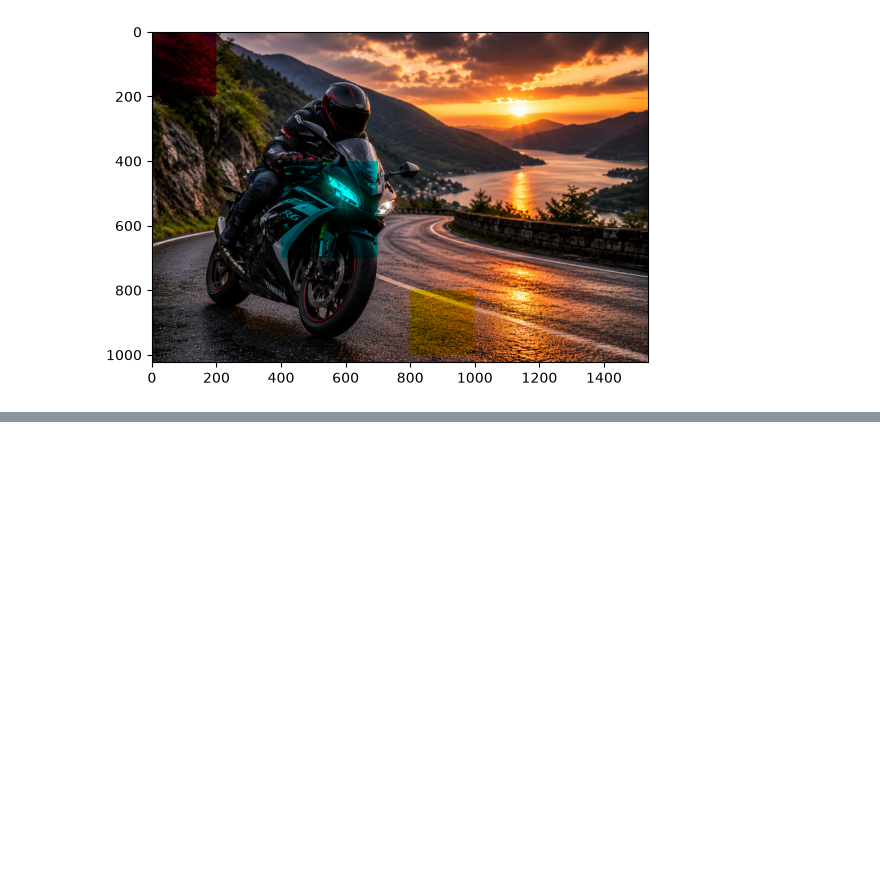
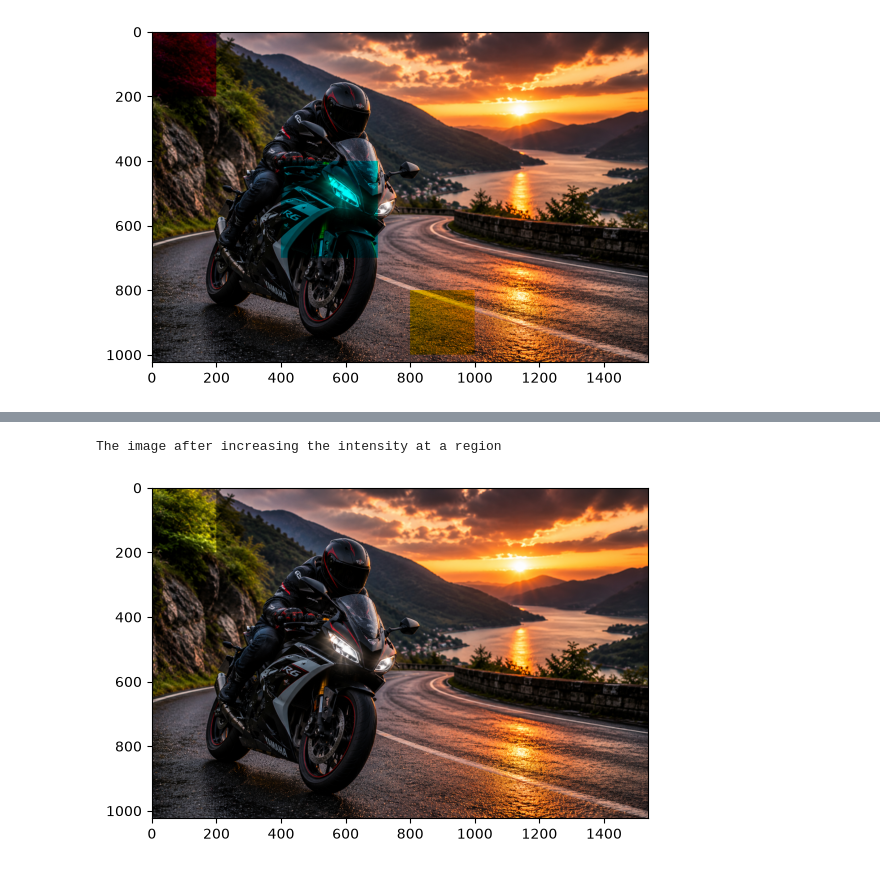
Before and after one commit to Anirudh-888/NumPy-Vision, a Jupyter notebook: Notebooks/02_pixel_manipulation.ipynb, the cells around one changed output, grey strips where cells are left out. Drawn from its saved outputs; the diff is of its cells as text; code cells hidden in the pictures; blank space fills up the shorter version.

Commit message:
feat: add region, RGB channel, and pixel intensity manipulations

```diff
--- a/Notebooks/02_pixel_manipulation.ipynb
+++ b/Notebooks/02_pixel_manipulation.ipynb
@@ -349,0 +389,13 @@ The image after removing red green and blue in some regions
+# %%
+import numpy as np
+import matplotlib.pyplot as plt
+image=plt.imread(image_path)
+edited_image=image.copy()
+edited_image[0:200,0:200]=edited_image[0:200,0:200]*2
+edited_image[0:200,0:200]=np.clip(edited_image[0:200,0:200],0,1)
+print("The image after increasing the intensity at a region")
+plt.imshow(edited_image)
+plt.show()
+# %% [output]
+The image after increasing the intensity at a region
+[figure, added]
```
Also changed, not shown: parts of 8 cells of this notebook.
